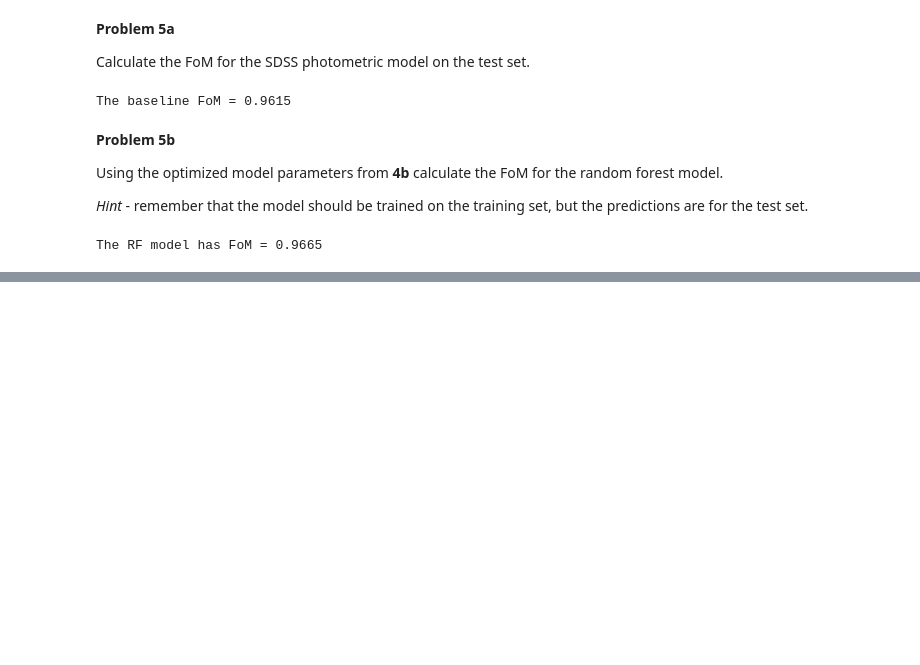
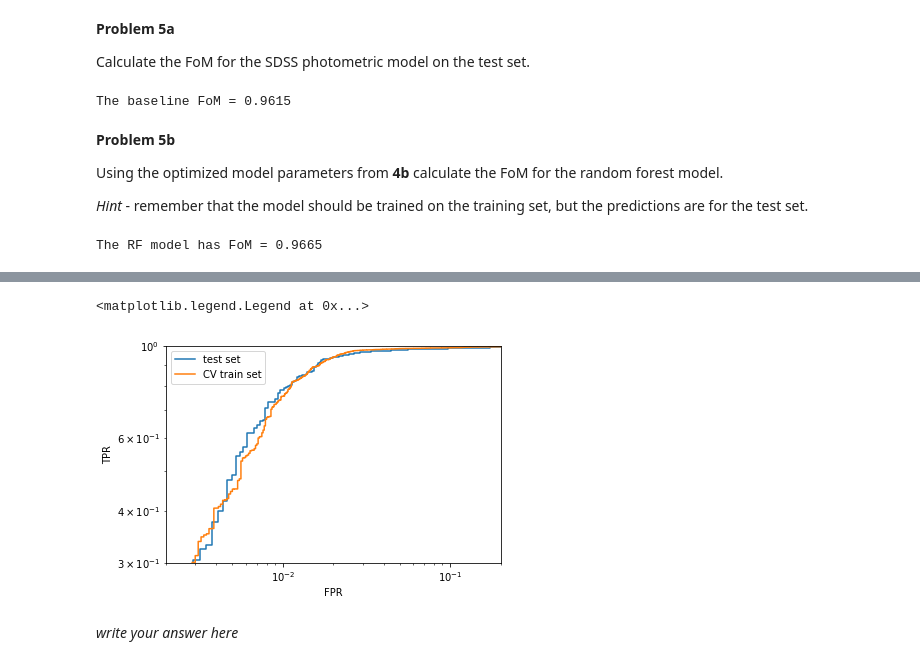
Before and after one commit to adamamiller/NU_IDEAS_2018, a Jupyter notebook: StarGalaxySolutions.ipynb, the cells around one changed output, grey strips where cells are left out. Cells and saved outputs as stored; diff of their text form; code cells hidden in the pictures; blank space fills up the shorter version.

```diff
--- a/StarGalaxySolutions.ipynb
+++ b/StarGalaxySolutions.ipynb
@@ -320,0 +371,23 @@ The RF model has FoM = 0.9665
+# %%
+from sklearn.model_selection import cross_val_predict
+
+train_y_int = np.ones_like(train_y, dtype=int)
+train_y_int[np.where(train_y == 'GALAXY')] = 0
+
+cv_preds_proba = cross_val_predict(rf_clf, train_X, train_y_int, cv=10, method='predict_proba')
+
+cv_fpr, cv_tpr, cv_thresh = roc_curve(train_y_int, cv_preds_proba[:,1])
+
+fig, ax = plt.subplots()
+ax.plot(fpr, tpr, label = 'test set')
+ax.plot(cv_fpr, cv_tpr, label = 'CV train set')
+ax.set_xlabel('FPR')
+ax.set_ylabel('TPR')
+ax.set_xlim(2e-3,.2)
+ax.set_ylim(0.3,1)
+ax.legend()
+# %% [output]
+<matplotlib.legend.Legend at 0x...>
+[figure, added]
+# %% [markdown]
+*write your answer here*
```
Also changed, not shown: parts of 8 cells of this notebook.
